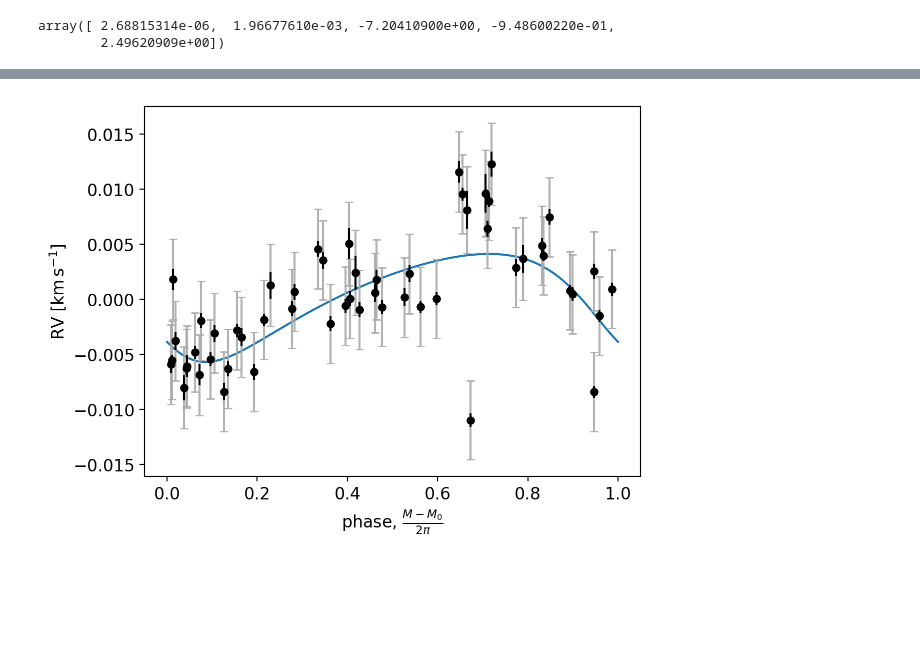
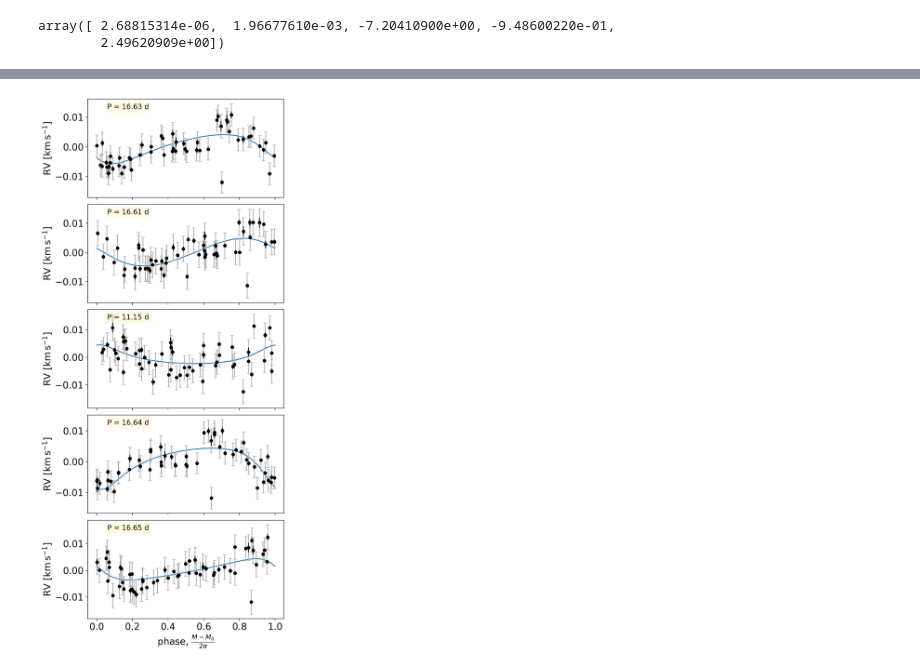
Before and after one commit to megbedell/tesstwin, a Jupyter notebook: notebooks/exoplanet/joker.ipynb, the cells around one changed output, grey strips where cells are left out. Saved outputs shown, nothing was run; the diff lists cells and outputs as text; code cells hidden in the pictures; blank space fills up the shorter version.

```diff
--- a/notebooks/exoplanet/joker.ipynb
+++ b/notebooks/exoplanet/joker.ipynb
@@ -223,7 +241,15 @@ def plot_phase_fold(data, sample, ax=None, label=True,
         ax.set_ylabel('RV [{0:latex_inline}]'.format(rv_unit))
 
     return fig
-# %%
-_ = plot_phase_fold(data, samples[0])
-# %% [output]
-[figure, removed]
+# %%
+n_panels = min([len(samples),10])
+fig, axes = plt.subplots(n_panels, 1, figsize=(6, n_panels*3+1), sharex=True, gridspec_kw={'hspace':0.07})
+for i in range(n_panels):
+    ax = axes[i]
+    _ = plot_phase_fold(data, samples[i], ax=ax)
+    ax.text(0.1, 0.9, 'P = {0:.2f}'.format(samples[i]['P']), fontsize=12, transform=ax.transAxes,
+            bbox=dict(facecolor='cornsilk', alpha=0.8, edgecolor='white'))
+    if i < (n_panels-1):
+        ax.set_xlabel('')
+# %% [output]
+[figure, added]
```
Also changed, not shown: parts of 12 cells of this notebook.
